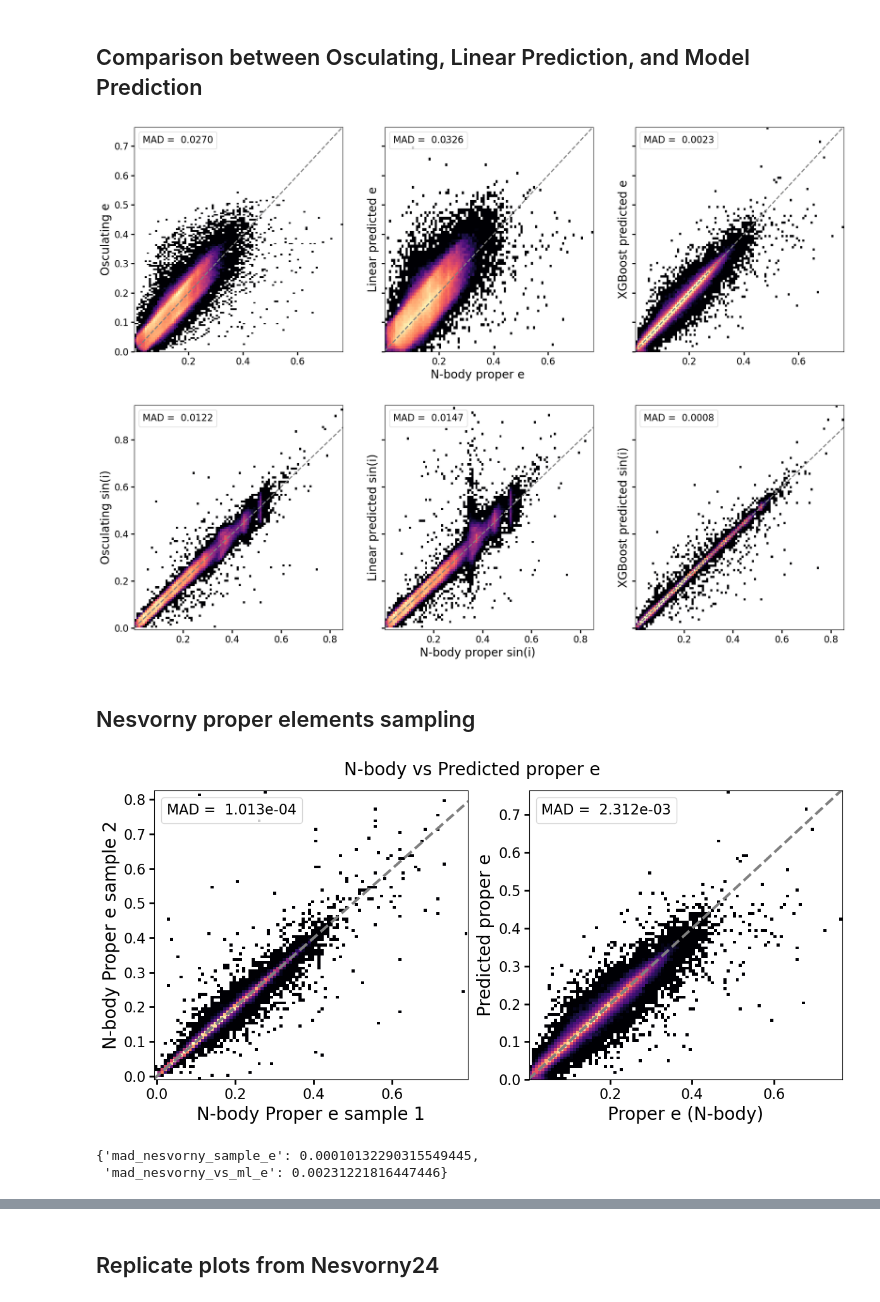
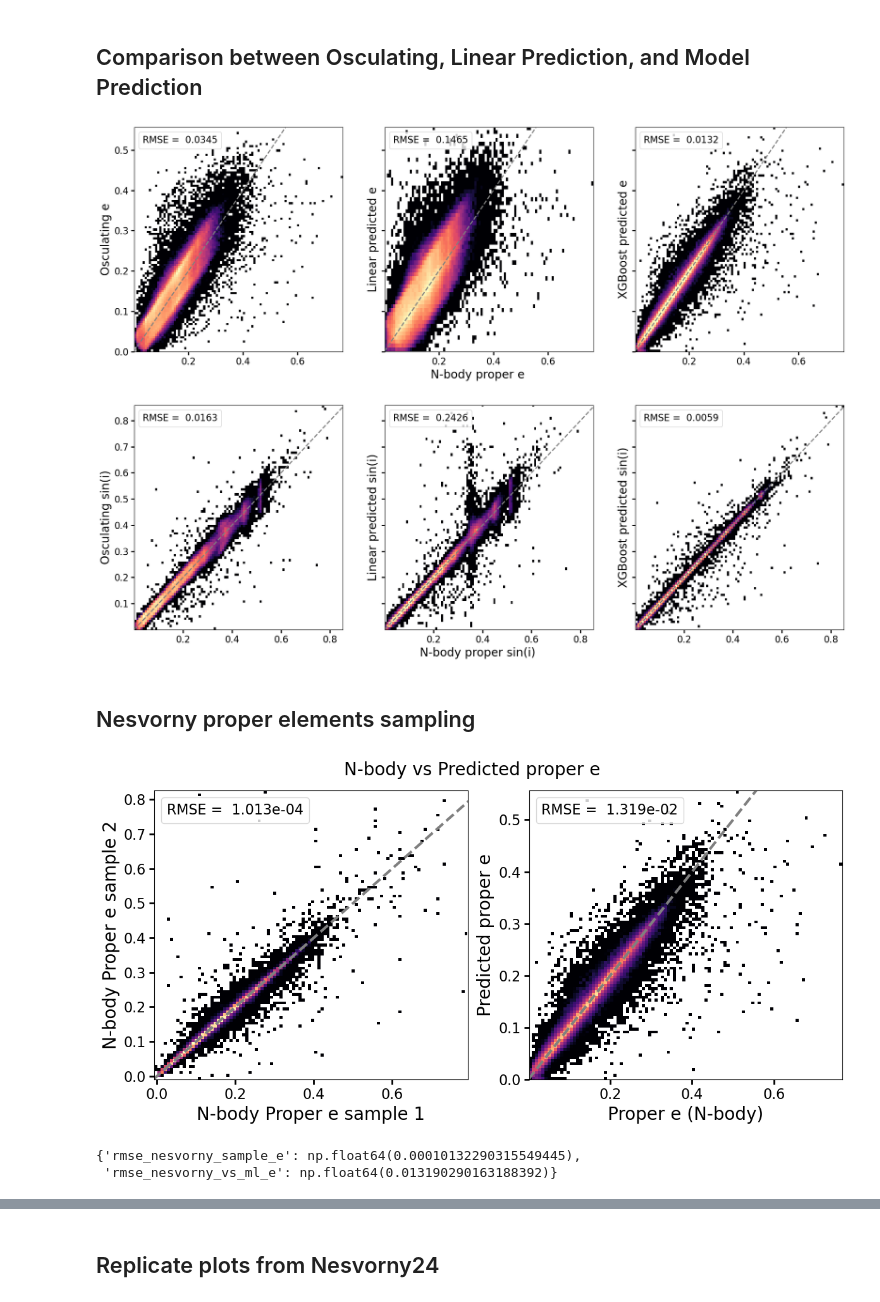
Before and after one commit to YangShen31/proper_elements_prediction, a Jupyter notebook: 3_evaluate_models.ipynb, the cells around one changed output, grey strips where cells are left out. Drawn from its saved outputs; the diff is of its cells as text; code cells hidden in the pictures.

```diff
--- a/3_evaluate_models.ipynb
+++ b/3_evaluate_models.ipynb
@@ -49,29 +49,29 @@ sini = np.sin(df_xgb["Incl."] * np.pi/180)
 # %%
-# mad calculations
-mad_nesvorny_vs_osculating_e = np.sqrt(np.median((prope - e)**2))
-mad_nesvorny_vs_osculating_sini = np.sqrt(np.median((propsini - sini)**2))
+# RMSE calculations
+rmse_nesvorny_vs_osculating_e = np.sqrt(np.mean((prope - e)**2))
+rmse_nesvorny_vs_osculating_sini = np.sqrt(np.mean((propsini - sini)**2))
 
-mad_nesvorny_vs_linear_e = np.sqrt(np.median((prope - linear_e)**2))
-mad_nesvorny_vs_linear_sini = np.sqrt(np.median((propsini - linear_sini)**2))
+rmse_nesvorny_vs_linear_e = np.sqrt(np.mean((prope - linear_e)**2))
+rmse_nesvorny_vs_linear_sini = np.sqrt(np.mean((propsini - linear_sini)**2))
 
-mad_nesvorny_vs_xgboost_e = np.sqrt(np.median((prope - pred_e)**2))
-mad_nesvorny_vs_xgboost_sini = np.sqrt(np.median((propsini - pred_sini)**2))
+rmse_nesvorny_vs_xgboost_e = np.sqrt(np.mean((prope - pred_e)**2))
+rmse_nesvorny_vs_xgboost_sini = np.sqrt(np.mean((propsini - pred_sini)**2))
 
-# mad improvement calculations
-improvement_xgboost_vs_linear_e = ((mad_nesvorny_vs_linear_e - mad_nesvorny_vs_xgboost_e) / mad_nesvorny_vs_linear_e) * 100
-improvement_xgboost_vs_linear_sini = ((mad_nesvorny_vs_linear_sini - mad_nesvorny_vs_xgboost_sini) / mad_nesvorny_vs_linear_sini) * 100
+# rmse improvement calculations
+improvement_xgboost_vs_linear_e = ((rmse_nesvorny_vs_linear_e - rmse_nesvorny_vs_xgboost_e) / rmse_nesvorny_vs_linear_e) * 100
+improvement_xgboost_vs_linear_sini = ((rmse_nesvorny_vs_linear_sini - rmse_nesvorny_vs_xgboost_sini) / rmse_nesvorny_vs_linear_sini) * 100
 
-improvement_xgboost_vs_osculating_e = ((mad_nesvorny_vs_osculating_e - mad_nesvorny_vs_xgboost_e) / mad_nesvorny_vs_osculating_e) * 100
-improvement_xgboost_vs_osculating_sini = ((mad_nesvorny_vs_osculating_sini - mad_nesvorny_vs_xgboost_sini) / mad_nesvorny_vs_osculating_sini) * 100
+improvement_xgboost_vs_osculating_e = ((rmse_nesvorny_vs_osculating_e - rmse_nesvorny_vs_xgboost_e) / rmse_nesvorny_vs_osculating_e) * 100
+improvement_xgboost_vs_osculating_sini = ((rmse_nesvorny_vs_osculating_sini - rmse_nesvorny_vs_xgboost_sini) / rmse_nesvorny_vs_osculating_sini) * 100
 
 # Results dictionary
 results = {
-    'mad_nesvorny_vs_osculating_e': mad_nesvorny_vs_osculating_e,
-    'mad_nesvorny_vs_osculating_sini': mad_nesvorny_vs_osculating_sini,
-    'mad_nesvorny_vs_linear_e': mad_nesvorny_vs_linear_e,
-    'mad_nesvorny_vs_linear_sini': mad_nesvorny_vs_linear_sini,
-    'mad_nesvorny_vs_xgboost_e': mad_nesvorny_vs_xgboost_e,
-    'mad_nesvorny_vs_xgboost_sini': mad_nesvorny_vs_xgboost_sini,
+    'rmse_nesvorny_vs_osculating_e': rmse_nesvorny_vs_osculating_e,
+    'rmse_nesvorny_vs_osculating_sini': rmse_nesvorny_vs_osculating_sini,
+    'rmse_nesvorny_vs_linear_e': rmse_nesvorny_vs_linear_e,
+    'rmse_nesvorny_vs_linear_sini': rmse_nesvorny_vs_linear_sini,
+    'rmse_nesvorny_vs_xgboost_e': rmse_nesvorny_vs_xgboost_e,
+    'rmse_nesvorny_vs_xgboost_sini': rmse_nesvorny_vs_xgboost_sini,
     'improvement_xgboost_vs_linear_e_percent': improvement_xgboost_vs_linear_e,
     'improvement_xgboost_vs_linear_sini_percent': improvement_xgboost_vs_linear_sini,
     'improvement_xgboost_vs_osculating_e_percent': improvement_xgboost_vs_osculating_e,
@@ -110,9 +110,9 @@ cmap = mpl.cm.magma
 norm = LogNorm(vmin=vmin)
 
 data = [
-	(df_combined['true_e'], df_combined['e'], mad_nesvorny_vs_osculating_e),
-	(df_combined['true_e'], df_combined['linear_e'], mad_nesvorny_vs_linear_e),
-	(df_combined['true_e'], df_combined['xgb_e'], mad_nesvorny_vs_xgboost_e)
+	(df_combined['true_e'], df_combined['e'], rmse_nesvorny_vs_osculating_e),
+	(df_combined['true_e'], df_combined['linear_e'], rmse_nesvorny_vs_linear_e),
+	(df_combined['true_e'], df_combined['xgb_e'], rmse_nesvorny_vs_xgboost_e)
 ]
 
 labels = [
@@ -121,42 +121,42 @@ labels = [
 
 for i, (x, y, label) in enumerate(data):
 	ax = axs[i]
 	x = x[(x <= 1) & (y <= 1)]
 	y = y[(x <= 1) & (y <= 1)]
 	h = ax.hist2d(x, y, bins=bins, norm=norm, cmap=cmap)
 
 	minval = min(x.min(), y.min())
 	maxval = max(x.max(), y.max())
-	ax.plot([minval, maxval], [minval, maxval], ls = 'dashed', linewidth=2, color = "grey", rasterized = True, label = f"MAD = {label: .4f}")
+	ax.plot([minval, maxval], [minval, maxval], ls = 'dashed', linewidth=2, color = "grey", rasterized = True, label = f"RMSE = {label: .4f}")
 	ax.legend(
 		loc="upper left",
 		frameon=True,
 		handlelength=0,
 		handletextpad=0)
 
 	if i == 0:
 		ax.set_ylabel("Osculating e")
 	elif i == 1:
 		ax.set_ylabel("Linear predicted e")
 	else:
 		ax.set_ylabel("XGBoost predicted e")
 
 	ax.tick_params(axis='both')
 	h_vals, xedges, yedges = np.histogram2d(x, y, bins=bins)
 	X, Y = np.meshgrid((xedges[:-1] + xedges[1:])/2, (yedges[:-1] + yedges[1:])/2)
 
 fig.supxlabel("N-body proper e", fontsize = 20)
 plt.savefig("./plots/comparisons_e.pdf")
 plt.show()
 # %% [output]
-[figure, old version]
+[figure, new version]
 # %%
 df_combined = pd.DataFrame({
 	'propa': df_xgb['propa'],
 	'sini': np.sin(df_xgb['Incl.'] * np.pi/180),
 	'true_sini': df_xgb['propsini'],
 	'linear_sini': df_xgb['propsini_h'],
-	'ngb_sini': df_xgb['pred_sini']
+	'xgb_sini': df_xgb['pred_sini']
 })
 
 fig, axs = plt.subplots(1, 3, figsize=(22, 7), sharex=True, sharey=True)
@@ -166,20 +166,22 @@ cmap = mpl.cm.magma
 norm = LogNorm(vmin=vmin)
 
 data = [
-	(df_combined['true_sini'], df_combined['sini'], mad_nesvorny_vs_osculating_sini),
-	(df_combined['true_sini'], df_combined['linear_sini'], mad_nesvorny_vs_linear_sini),
-	(df_combined['true_sini'], df_combined['ngb_sini'], mad_nesvorny_vs_xgboost_sini),
+	(df_combined['true_sini'], df_combined['sini'], rmse_nesvorny_vs_osculating_sini),
+	(df_combined['true_sini'], df_combined['linear_sini'], rmse_nesvorny_vs_linear_sini),
+	(df_combined['true_sini'], df_combined['xgb_sini'], rmse_nesvorny_vs_xgboost_sini),
 ]
 
 for i, (x, y, label) in enumerate(data):
 	ax = axs[i]
-	x = x[(x <= 1) & (y <= 1)]
-	y = y[(x <= 1) & (y <= 1)]
+	bound = (x <= 1) & (y <= 1) & (y >= 0)
+
+	x = x[bound]
+	y = y[bound]
 	h = ax.hist2d(x, y, bins=bins, norm=norm, cmap=cmap)
 
 	minval = min(x.min(), y.min())
 	maxval = max(x.max(), y.max())
-	ax.plot([minval, maxval], [minval, maxval], ls = 'dashed', linewidth=2, color = "grey", rasterized = True, label = f"MAD = {label: .4f}")
+	ax.plot([minval, maxval], [minval, maxval], ls = 'dashed', linewidth=2, color = "grey", rasterized = True, label = f"RMSE = {label: .4f}")
 	ax.legend(
 		loc="upper left",
 		frameon=True,
@@ -201,7 +203,7 @@ fig.supxlabel("N-body proper sin(i)", fontsize = 20)
 plt.savefig("./plots/comparisons_sini.pdf")
 plt.show()
 # %% [output]
-[figure, old version]
+[figure, new version]
 # %% [markdown]
 ## Nesvorny proper elements sampling
 # %%
@@ -214,7 +216,7 @@ np.random.seed(42)
 
 x1_e = np.random.normal(df_xgb["prope"].values, df_xgb["de"].values)
 y1_e = np.random.normal(df_xgb["prope"].values, df_xgb["de"].values)
-mad_nesvorny_sample_e = np.sqrt(np.median((x1_e - y1_e)**2))
+rmse_nesvorny_sample_e = np.sqrt(np.median((x1_e - y1_e)**2))
 
 x2_e = df_xgb["prope"].values
 y2_e = df_xgb["pred_e"].values
@@ -226,7 +228,7 @@ mask = (x1_e <= 1) & (y1_e <= 1)
 x, y = x1_e[mask], y1_e[mask]
 ax.hist2d(x, y, bins=bins, norm=norm, cmap=cmap)
 minval, maxval = min(x.min(), y.min()), max(x.max(), y.max())
-ax.plot([minval, maxval], [minval, maxval], ls='dashed', color='grey', rasterized = True, label = f"MAD = {mad_nesvorny_sample_e: .3e}")
+ax.plot([minval, maxval], [minval, maxval], ls='dashed', color='grey', rasterized = True, label = f"RMSE = {rmse_nesvorny_sample_e: .3e}")
 ax.set_xlabel("N-body Proper e sample 1")
 ax.set_ylabel("N-body Proper e sample 2")
 ax.tick_params(axis='both')
@@ -241,7 +243,7 @@ mask = (x2_e <= 1) & (y2_e <= 1)
 x, y = x2_e[mask], y2_e[mask]
 ax.hist2d(x, y, bins=bins, norm=norm, cmap=cmap)
 minval, maxval = min(x.min(), y.min()), max(x.max(), y.max())
-ax.plot([minval, maxval], [minval, maxval], ls='dashed', color='grey', rasterized = True, label = f"MAD = {mad_nesvorny_vs_xgboost_e: .3e}")
+ax.plot([minval, maxval], [minval, maxval], ls='dashed', color='grey', rasterized = True, label = f"RMSE = {rmse_nesvorny_vs_xgboost_e: .3e}")
 ax.set_xlabel("Proper e (N-body)")
 ax.set_ylabel("Predicted proper e")
 ax.tick_params(axis='both')
@@ -256,17 +258,17 @@ plt.tight_layout()
 plt.savefig("./plots/prope_double_sampling.pdf")
 plt.show()
 # %% [output]
-[figure, old version]
+[figure, new version]
 # %%
 results = {
-    'mad_nesvorny_sample_e': mad_nesvorny_sample_e,
-    'mad_nesvorny_vs_ml_e': mad_nesvorny_vs_xgboost_e
+    'rmse_nesvorny_sample_e': rmse_nesvorny_sample_e,
+    'rmse_nesvorny_vs_ml_e': rmse_nesvorny_vs_xgboost_e
 }
 
 results
 # %% [output]
-{'mad_nesvorny_sample_e': 0.00010132290315549445,
- 'mad_nesvorny_vs_ml_e': 0.00231221816447446}
+{'rmse_nesvorny_sample_e': np.float64(0.00010132290315549445),
+ 'rmse_nesvorny_vs_ml_e': np.float64(0.013190290163188392)}
 # %%
 bins = 100
 vmin = 10
```
Also changed, not shown: parts of 5 cells of this notebook.
